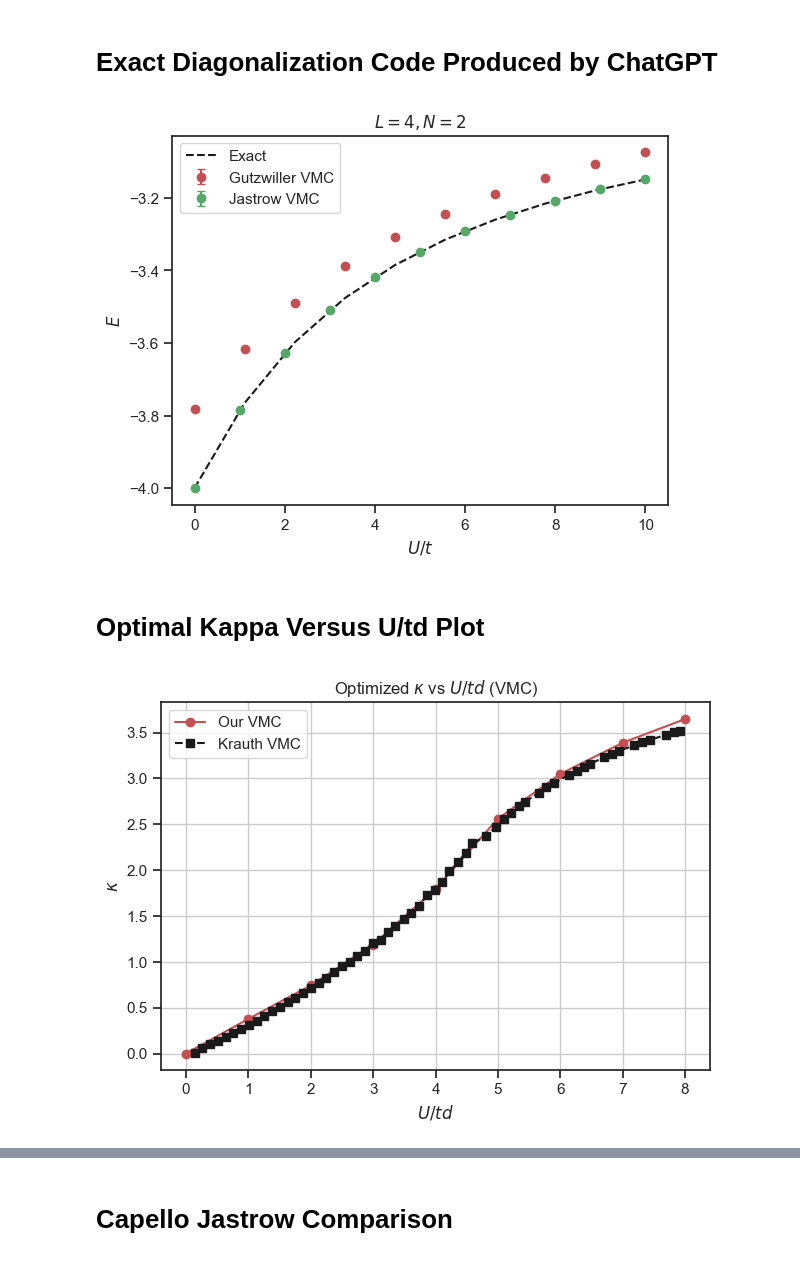
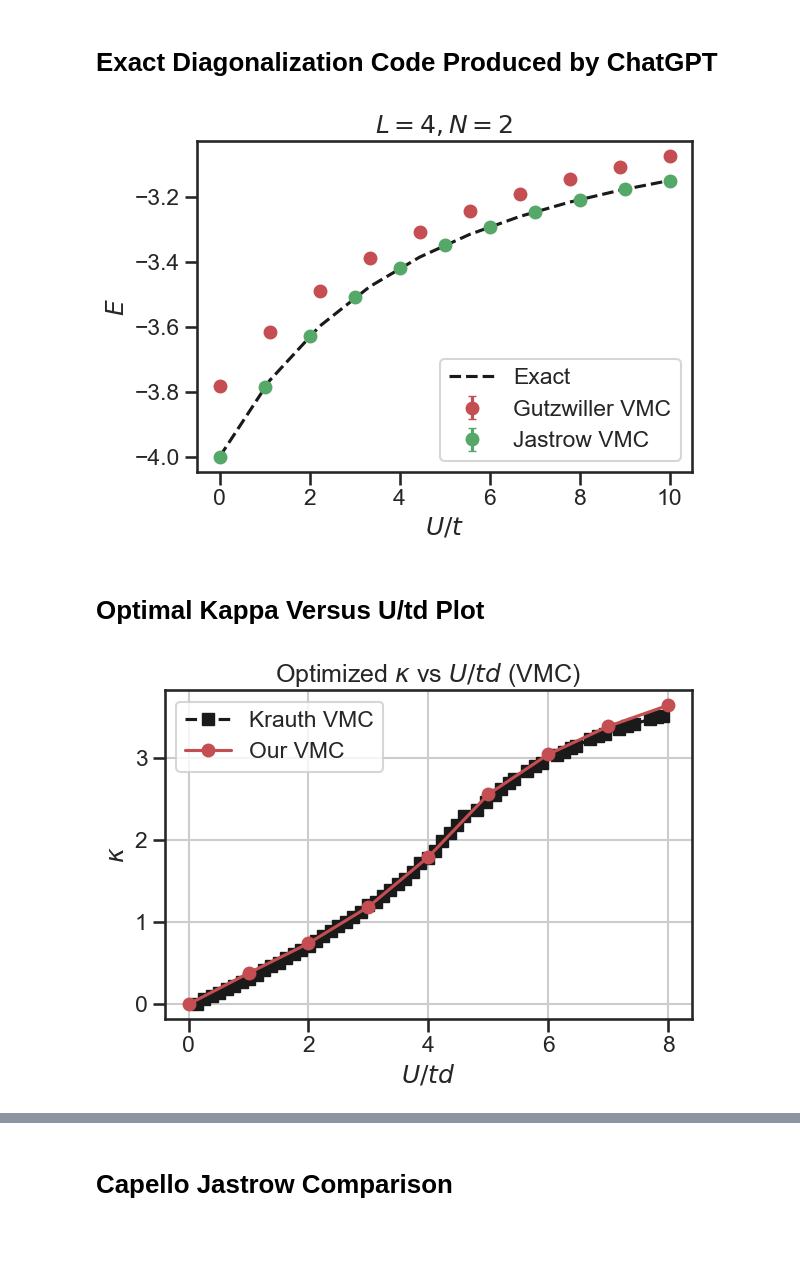
Before and after one commit to wmallah/Bose_Hubbard_VMC, a Jupyter notebook: VMCBoseHubbard/analysis_scripts/benchmark.ipynb, the cells around one changed output, grey strips where cells are left out. Cells and saved outputs as stored; diff of their text form; code cells hidden in the pictures.

```diff
--- a/VMCBoseHubbard/analysis_scripts/benchmark.ipynb
+++ b/VMCBoseHubbard/analysis_scripts/benchmark.ipynb
@@ -9,3 +9,5 @@ import seaborn as sns
 
 sns.set_theme()
 sns.set_style("ticks")
+sns.set_context("talk")
+sns.color_palette("colorblind")
@@ -536,35 +590,36 @@ def ground_state_energy_2bosons_4sites(U, t):
 # %%
 L, N = 4, 2
 U_vals = np.linspace(0.0, 10.0, 10)
 t = 1.0
 
 energies = np.array([])
 
 for index, U in enumerate(U_vals):
     energies = np.append(energies, ground_state_energy_2bosons_4sites(U, t))
 
 # Load data
 Gutzwiller_VMC_data = np.loadtxt(r"../data/C/1D/L4_N2/VMC_results.dat", comments="#")
 Gutzwiller_VMC_energies = Gutzwiller_VMC_data[:, 2]
 Gutzwiller_VMC_errors = Gutzwiller_VMC_data[:, 3]
 
 Jastrow_VMC_data = np.loadtxt(r"../data/C/1D/L4_N2/Jastrow/VMC_results.dat", comments="#")
 Jastrow_U_vals = Jastrow_VMC_data[:, 0]
 Jastrow_VMC_energies = Jastrow_VMC_data[:,1]
 Jastrow_VMC_errors = Jastrow_VMC_data[:, 2]
 
 
 plt.plot(U_vals, energies, label="Exact", c='k', linestyle="--")
 plt.errorbar(U_vals, Gutzwiller_VMC_energies, yerr=Gutzwiller_VMC_errors, label="Gutzwiller VMC", c='r', fmt='o', capsize=3)
 plt.errorbar(Jastrow_U_vals, Jastrow_VMC_energies, yerr=Jastrow_VMC_errors, label="Jastrow VMC", c='g', fmt='o', capsize=3)
 plt.xlabel(r"$U/t$")
 plt.ylabel(r"$E$")
 plt.legend(loc="best")
 plt.title(r"$L=4, N=2$")
-plt.savefig(r"./figures/Capello_comparison/2_particles_4_sites_comparison.pdf", dpi=600)
+plt.tight_layout()
+plt.savefig(r"./figures/2_particles_4_sites_comparison.pdf", dpi=600)
 plt.show()
 # %% [output]
-[figure, old version]
+[figure, new version]
 # %% [markdown]
 # Optimal Kappa Versus U/td Plot
 # %%
@@ -585,8 +640,8 @@ energy = data[:, 2]
 
 # Plot κ vs U/t (assuming t = 1)
 plt.figure()
+plt.plot(Krauth_U, Krauth_kappa, marker='s', linestyle='--', c='k', label="Krauth VMC")
 plt.plot(U, kappa, marker='o', linestyle='-', c='r', label="Our VMC")
-plt.plot(Krauth_U, Krauth_kappa, marker='s', linestyle='--', c='k', label="Krauth VMC")
 plt.xlabel(r"$U/td$")
 plt.ylabel(r"$\kappa$")
 plt.title(r"Optimized $\kappa$ vs $U/td$ (VMC)")
@@ -596,7 +651,7 @@ plt.tight_layout()
 plt.savefig("./figures/Krauth_comparison/optimal_kappa_versus_interaction.pdf")
 plt.show()
 # %% [output]
-[figure, old version]
+[figure, new version]
 # %%
 # Krauth U = 1.0 data
 Krauth_U1 = pd.read_csv("../data/Krauth_E_vs_kappa_U1.csv")
```
Also changed, not shown: parts of 12 cells of this notebook, 19 other files.
